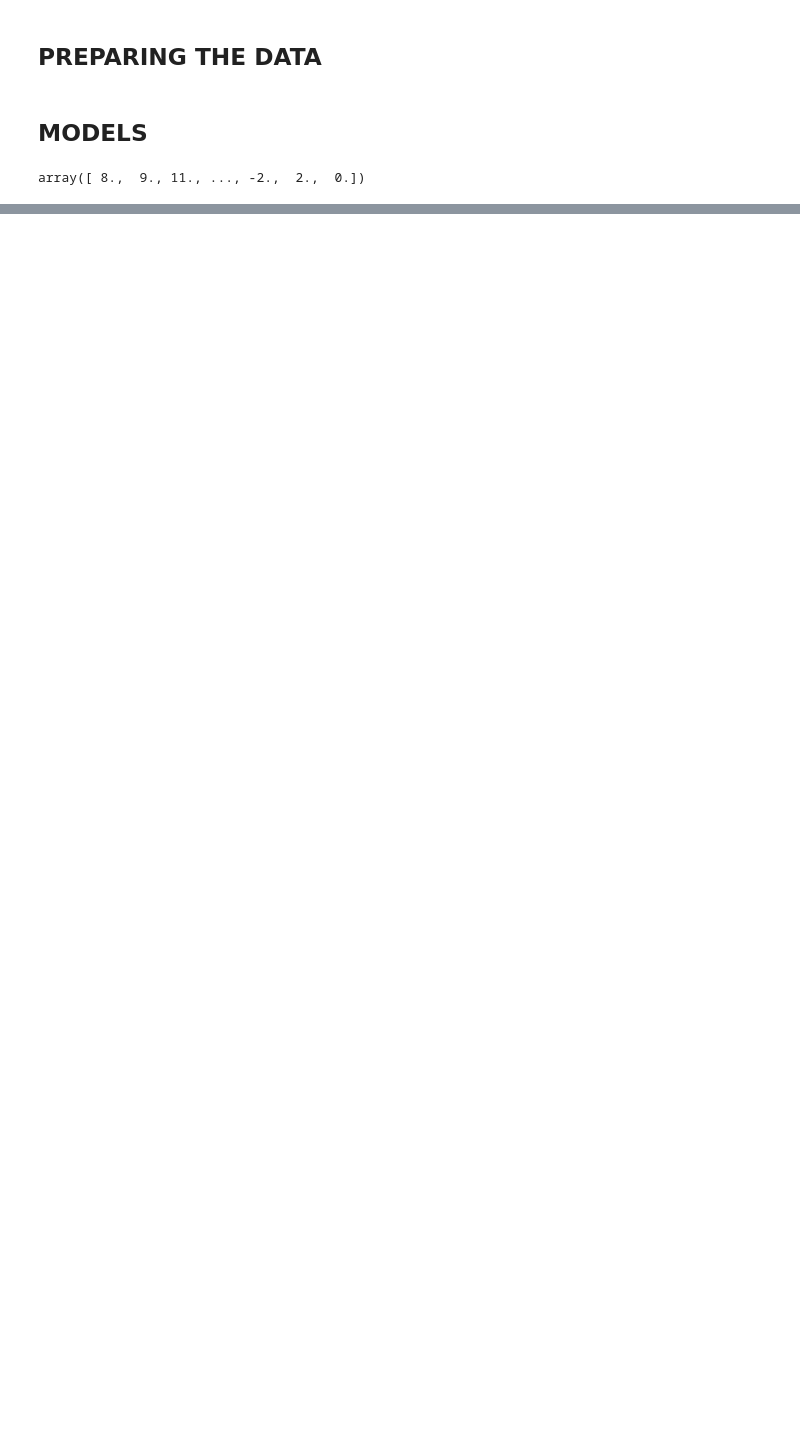
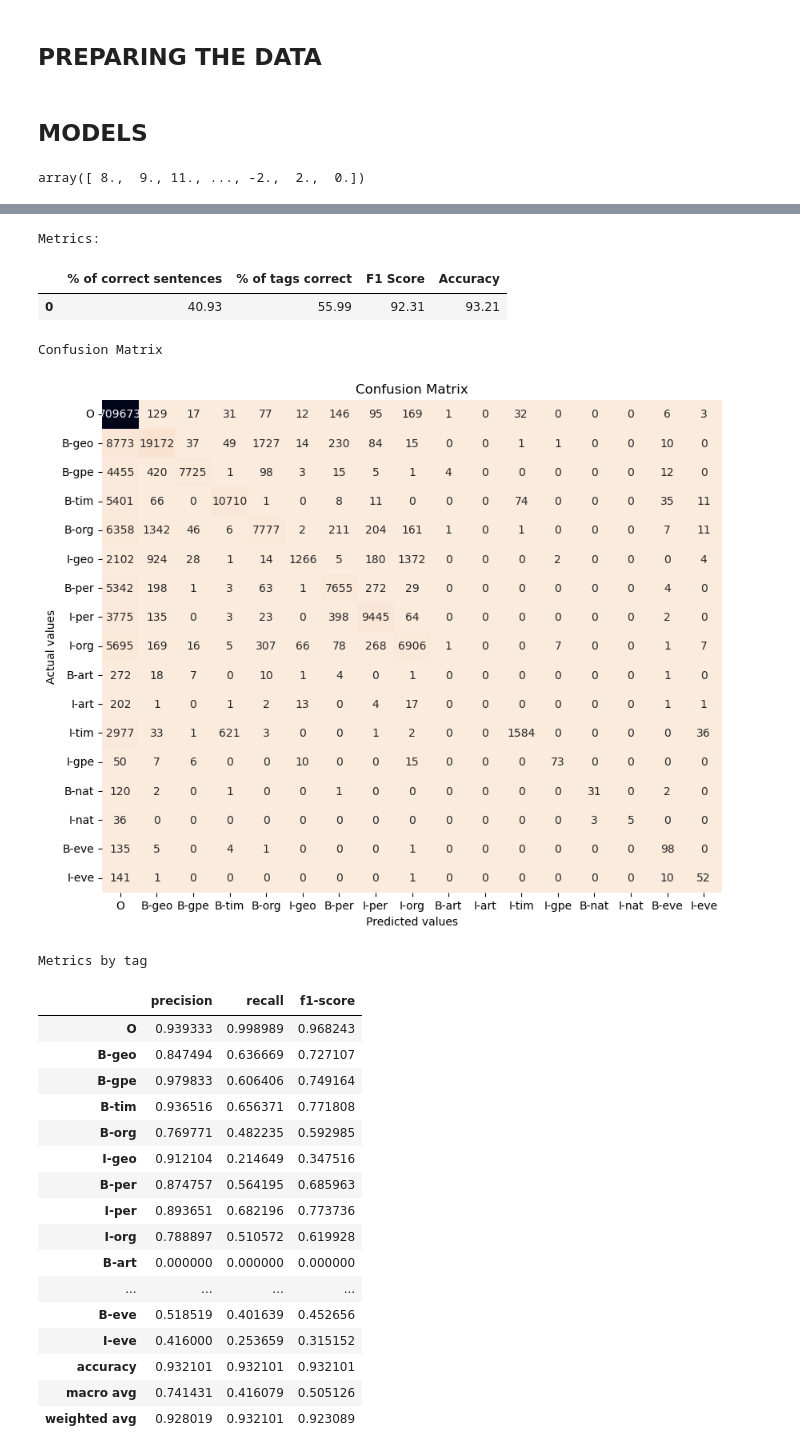
Before and after one commit to zemgabriela/NLP, a Jupyter notebook: Assignment_2/reproducable_results.ipynb, the cells around one changed output, grey strips where cells are left out. Drawn from its saved outputs; the diff is of its cells as text; code cells hidden in the pictures; blank space fills up the shorter version.

Commit message:
Changes on trainig_model, reproduce and data stored v.4

```diff
--- a/Assignment_2/reproducable_results.ipynb
+++ b/Assignment_2/reproducable_results.ipynb
@@ -55,3 +55,12 @@ structured_perceptron.parameters
 array([ 8.,  9., 11., ..., -2.,  2.,  0.])
 # %%
 load_predictions=True
+# %%
+datasets = ["train", "test", "tiny"]
+models = ["default", "extra"]
+
+# Genera todas las combinaciones y crea el diccionario
+dic_metrics = {f"{dataset}-{model}": None for dataset in datasets for model in models}
+
+# Muestra el diccionario generado
+print(dic_metrics)
@@ -58 +69,30 @@ load_predictions=True
+# %%
+dic_metrics["train-default"]=evaluate(X_train,structured_perceptron,
+         train_tag_pos,corpus_tag_dict ,
+         y_train_true,
+         "pred_train_default",load=load_predictions)
+# %% [output]
+Metrics:
+|  | % of correct sentences | % of tags correct | F1 Score | Accuracy |
+| 0 | 40.93 | 55.99 | 92.31 | 93.21 |
+Confusion Matrix
+[figure, added]
+Metrics by tag
+|  | precision | recall | f1-score |
+| O | 0.939333 | 0.998989 | 0.968243 |
+| B-geo | 0.847494 | 0.636669 | 0.727107 |
+| B-gpe | 0.979833 | 0.606406 | 0.749164 |
+| B-tim | 0.936516 | 0.656371 | 0.771808 |
+| B-org | 0.769771 | 0.482235 | 0.592985 |
+| I-geo | 0.912104 | 0.214649 | 0.347516 |
+| B-per | 0.874757 | 0.564195 | 0.685963 |
+| I-per | 0.893651 | 0.682196 | 0.773736 |
+| I-org | 0.788897 | 0.510572 | 0.619928 |
+| B-art | 0.000000 | 0.000000 | 0.000000 |
+| ... | ... | ... | ... |
+| B-eve | 0.518519 | 0.401639 | 0.452656 |
+| I-eve | 0.416000 | 0.253659 | 0.315152 |
+| accuracy | 0.932101 | 0.932101 | 0.932101 |
+| macro avg | 0.741431 | 0.416079 | 0.505126 |
+| weighted avg | 0.928019 | 0.932101 | 0.923089 |
 # %%
```
Also changed, not shown: parts of 7 cells of this notebook, 13 other files.
